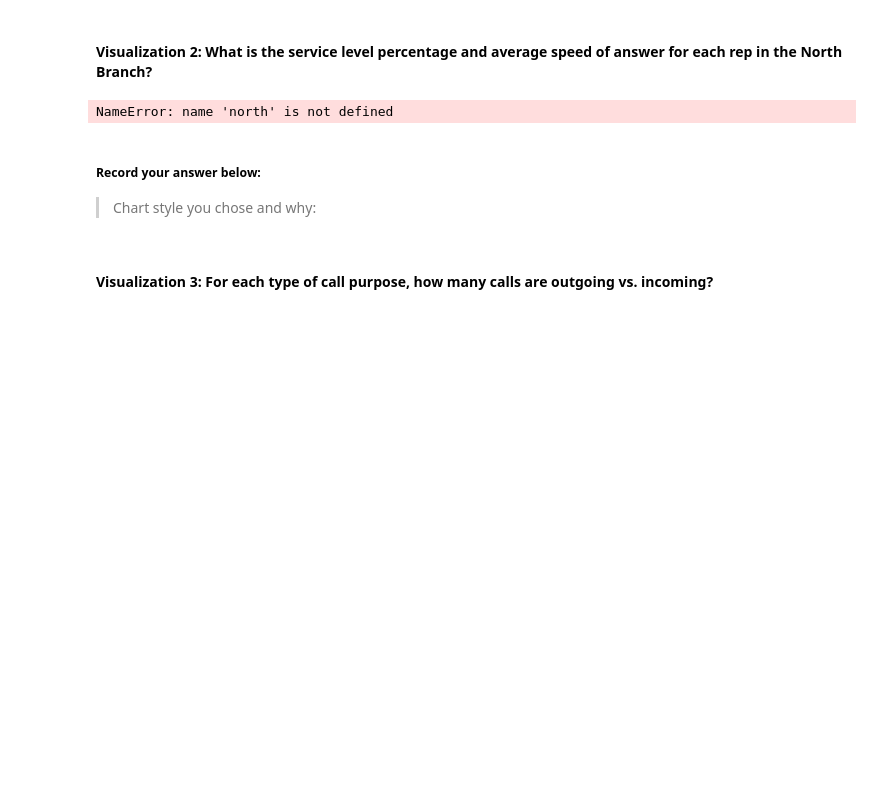
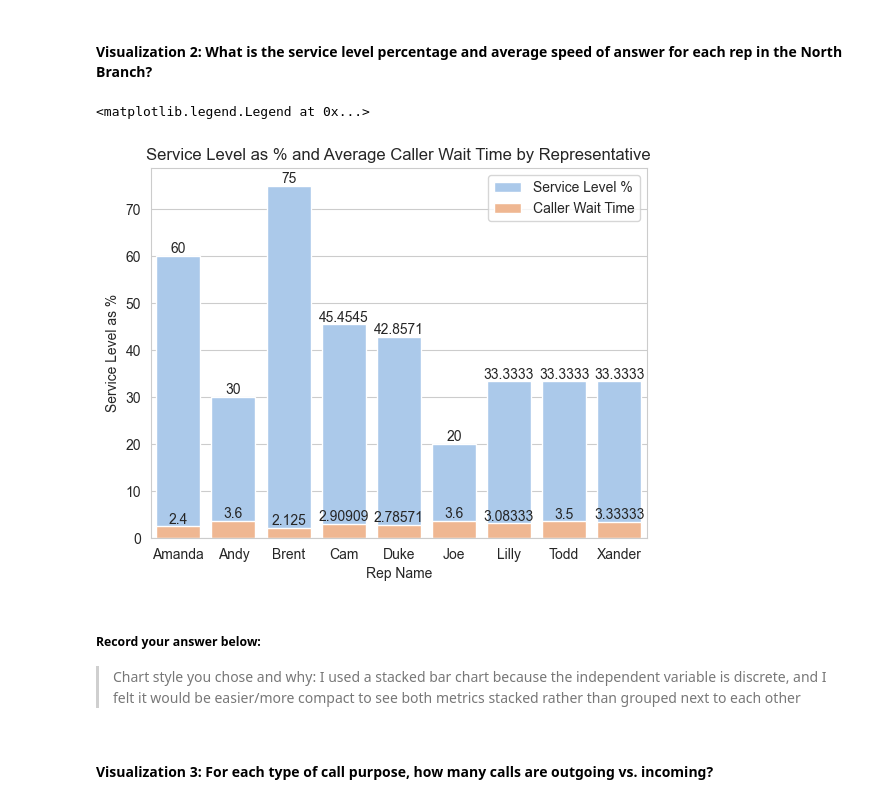
Before and after one commit to isaacevans010/call-center-cleanup-assignment, a Jupyter notebook: Call_Center_Cleanup.ipynb, the cells around one changed output. Drawn from its saved outputs; the diff is of its cells as text; code cells hidden in the pictures; blank space fills up the shorter version.

```diff
--- a/Call_Center_Cleanup.ipynb
+++ b/Call_Center_Cleanup.ipynb
@@ -178,5 +180,6 @@ full_data.isna()
 #### Cleaning Question 2:  In the North data set, there are two separate "YES" values for a sale. Why and how did you rectify the issue?
 # %%
 # Cleaning Question 2 solution below:
+north_df['Sale'] = north_df['Sale'].replace({'YESYES' : 'YES'})
 # %% [markdown]
 ##### Record your answer by below:
@@ -271,36 +421,47 @@ NameError: name 'df' is not defined
 #### Visualization 2: What is the service level percentage and average speed of answer for each rep in the North Branch?
 # %%
 # Create visualization 2 here
+import matplotlib.ticker as ticker
 # north_plt contains the data you need for the average speed of answer of each rep
 
-north_plt = north.groupby("Rep ID")["Incoming Wait Time"].mean().to_frame().reset_index()
-
+north_plt = north_df.groupby("Rep ID")["Incoming Wait Time"].mean().to_frame().reset_index()
+round(north_plt['Incoming Wait Time'], 2)
 # Finding each Rep's Personal Service Level Percentage.  Basically, Calls within 2 secs / total calls
 
 # Table 1: Total Incoming calls less than 2 seconds grouped by Rep
-quick_calls = north[north["Incoming Wait Time"] <= 2.0]
+quick_calls = north_df[north_df["Incoming Wait Time"] <= 2.0]
 quick_reps = quick_calls[["Rep ID", "Calls"]]
 quick_stats = quick_reps.groupby(["Rep ID"]).sum()  # Final Table
 
 
 # Table 2: Total Incoming Calls Only grouped by Rep
-total_calls_in = north[north["Incoming or Outgoing"] == "Incoming"]
+total_calls_in = north_df[north_df["Incoming or Outgoing"] == "Incoming"]
 rep_calls = total_calls_in[["Rep ID", "Calls"]]
 total_stats = rep_calls.groupby(["Rep ID"]).sum() # Final Table
 
 #  Table 3: Service Level Percentage created via merge
 service_level = pd.merge(quick_stats, total_stats, on="Rep ID")
 
 # Create Percentage Column in Table 3
 service_level["Service Level %"] = service_level["Calls_x"]/service_level["Calls_y"] * 100
-
+round(service_level['Service Level %'], 2)
 #Your Code Here:
+sb.set_palette('pastel')
+a = sb.barplot(data = service_level, x= 'Rep ID', y= 'Service Level %', label = 'Service Level %')
+a = sb.barplot(data = north_plt, x = 'Rep ID', y = 'Incoming Wait Time', label = 'Caller Wait Time')
+plt.title('Service Level as % and Average Caller Wait Time by Representative')
+plt. ylabel("Service Level as %")
+plt.xlabel("Rep Name")
+for i in a.containers:
+    a.bar_label(i,)
+plt.legend()
 # %% [output]
-NameError: name 'north' is not defined
+<matplotlib.legend.Legend at 0x...>
+[figure, added]
 # %% [markdown]
 ##### Record your answer below:
 
-> Chart style you chose and why:
+> Chart style you chose and why: I used a stacked bar chart because the independent variable is discrete, and I felt it would be easier/more compact to see both metrics stacked rather than grouped next to each other
 # %% [markdown]
 #### Visualization 3: For each type of call purpose, how many calls are outgoing vs. incoming?
 # %%
```
Also changed, not shown: parts of 18 cells of this notebook.
